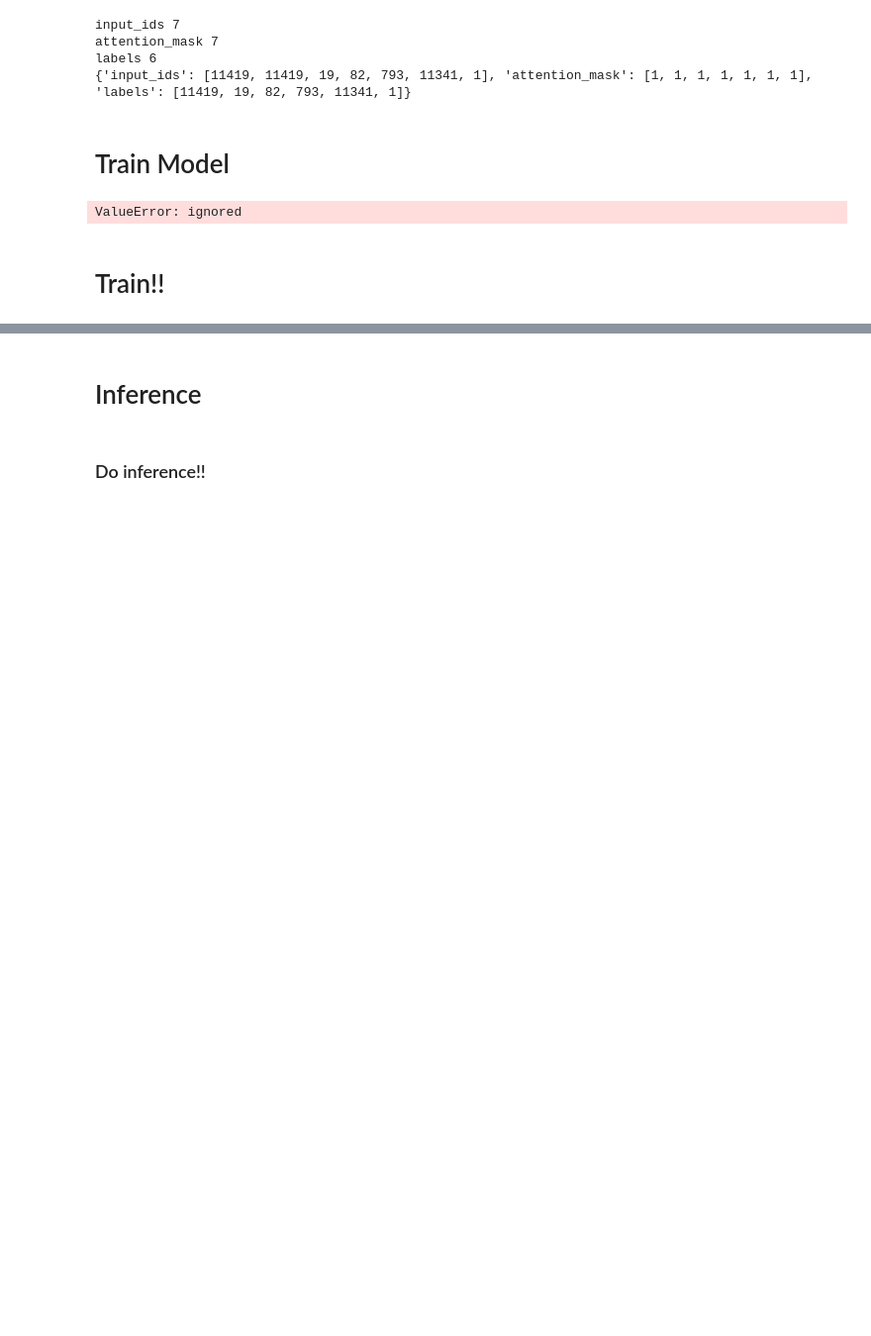
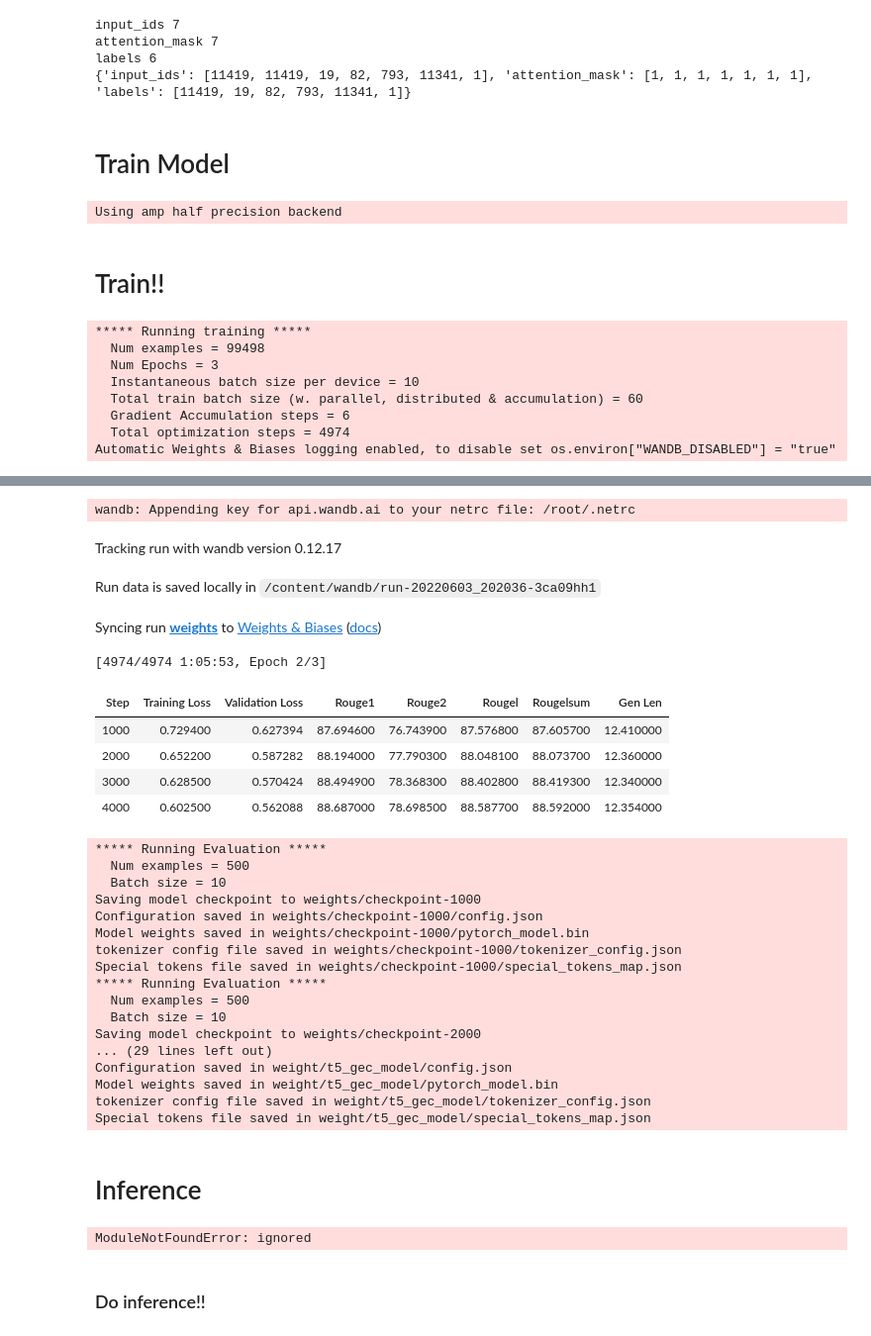
Before and after one commit to chanhopark00/lecture_NLP_advanced, a Jupyter notebook: code_grammer/2_T5_Grammar_3_colab.ipynb, the cells around one changed output, grey strips where cells are left out. Shown: that part at 99% size. Drawn from its saved outputs; the diff is of its cells as text; code cells hidden in the pictures; blank space fills up the shorter version.

```diff
--- a/code_grammer/2_T5_Grammar_3_colab.ipynb
+++ b/code_grammer/2_T5_Grammar_3_colab.ipynb
@@ -225,21 +246,19 @@ args = Seq2SeqTrainingArguments(
     per_device_train_batch_size=batch_size,
     per_device_eval_batch_size=batch_size,
     learning_rate=2e-5,
-    num_train_epochs=1,
+    num_train_epochs=3,
     weight_decay=0.01,
     save_total_limit=2,
     predict_with_generate=True,
     fp16=True,
     gradient_accumulation_steps=6,
-    eval_steps=50,
-    save_steps=100,
+    eval_steps=1000,
+    save_steps=1000,
     load_best_model_at_end=True,
     logging_dir='logs',
     report_to='wandb')
 
 data_collator = DataCollatorForSeq2Seq(tokenizer, model=model, padding='longest', return_tensors='pt')
-# %% [output]
-ValueError: ignored
 # %%
 # metric
 def compute_metrics(eval_pred):
@@ -281,9 +300,20 @@ trainer = Seq2SeqTrainer(model=model,
                          tokenizer=tokenizer,
                          data_collator=data_collator,
                          compute_metrics=compute_metrics)
+# %% [output]
+Using amp half precision backend
 # %% [markdown]
 # Train!!
 # %%
 ## train!!
 trainer.train()
-trainer.save_model('t5_gec_model')
+trainer.save_model('weight/t5_gec_model')
+# %% [output]
+***** Running training *****
+  Num examples = 99498
+  Num Epochs = 3
+  Instantaneous batch size per device = 10
+  Total train batch size (w. parallel, distributed & accumulation) = 60
+  Gradient Accumulation steps = 6
+  Total optimization steps = 4974
+Automatic Weights & Biases logging enabled, to disable set os.environ["WANDB_DISABLED"] = "true"
@@ -290,3 +321,30 @@ trainer.save_model('t5_gec_model')
+wandb: Appending key for api.wandb.ai to your netrc file: /root/.netrc
+Tracking run with wandb version 0.12.17
+Run data is saved locally in /content/wandb/run-20220603_202036-3ca09hh1
+Syncing run weights to Weights & Biases (docs)
+[4974/4974 1:05:53, Epoch 2/3]
+| Step | Training Loss | Validation Loss | Rouge1 | Rouge2 | Rougel | Rougelsum | Gen Len |
+| 1000 | 0.729400 | 0.627394 | 87.694600 | 76.743900 | 87.576800 | 87.605700 | 12.410000 |
+| 2000 | 0.652200 | 0.587282 | 88.194000 | 77.790300 | 88.048100 | 88.073700 | 12.360000 |
+| 3000 | 0.628500 | 0.570424 | 88.494900 | 78.368300 | 88.402800 | 88.419300 | 12.340000 |
+| 4000 | 0.602500 | 0.562088 | 88.687000 | 78.698500 | 88.587700 | 88.592000 | 12.354000 |
+***** Running Evaluation *****
+  Num examples = 500
+  Batch size = 10
+Saving model checkpoint to weights/checkpoint-1000
+Configuration saved in weights/checkpoint-1000/config.json
+Model weights saved in weights/checkpoint-1000/pytorch_model.bin
+tokenizer config file saved in weights/checkpoint-1000/tokenizer_config.json
+Special tokens file saved in weights/checkpoint-1000/special_tokens_map.json
+***** Running Evaluation *****
+  Num examples = 500
+  Batch size = 10
+Saving model checkpoint to weights/checkpoint-2000
+... (29 lines left out)
+Configuration saved in weight/t5_gec_model/config.json
+Model weights saved in weight/t5_gec_model/pytorch_model.bin
+tokenizer config file saved in weight/t5_gec_model/tokenizer_config.json
+Special tokens file saved in weight/t5_gec_model/special_tokens_map.json
 # %% [markdown]
 # Inference
 # %%
@@ -295,7 +353,7 @@ import torch
 from transformers import T5Tokenizer, T5ForConditionalGeneration
 # model_name = 'deep-learning-analytics/GrammarCorrector'
 # model_name = 't5_gec_model'
-model_name = 'weights/checkpoint-100'
+model_name = 'weights/checkpoint-4000'
 
 device = 'cuda' if torch.cuda.is_available() else 'cpu'
 tokenizer = T5Tokenizer.from_pretrained(model_name)
@@ -315,6 +373,8 @@ def correct_grammar(input_text, num_return_sequences):
                                 temperature=1.5)
     tgt_text = tokenizer.batch_decode(translated, skip_special_tokens=True)
     return tgt_text
+# %% [output]
+ModuleNotFoundError: ignored
 # %% [markdown]
 ### Do inference!!
 # %%
```
Also changed, not shown: parts of 4 cells of this notebook.
